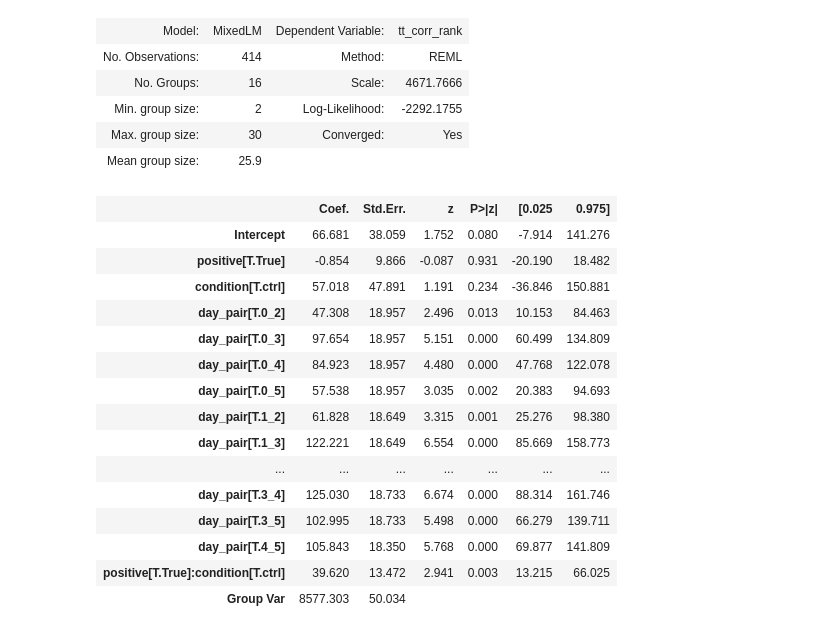
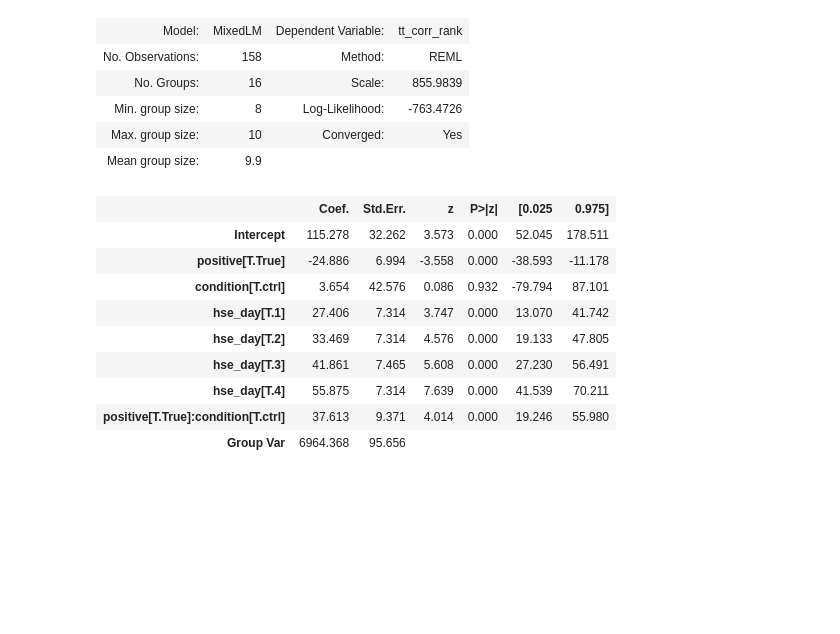
Before and after one commit to GiocomoLab/STX3KO_analyses, a Jupyter notebook: notebooks/figure6/replay_corr.ipynb, the cells around one changed output. Saved outputs shown, nothing was run; the diff lists cells and outputs as text; code cells hidden in the pictures; blank space fills up the shorter version.

```diff
--- a/notebooks/figure6/replay_corr.ipynb
+++ b/notebooks/figure6/replay_corr.ipynb
@@ -385,7 +391,7 @@ df.head()
 # %%
 df['hse_corr_z'] = np.arctanh(df['hse_corr'])
 df['tt_corr_z'] = np.arctanh(df['tt_corr'])
-df_pos = df.loc[nonzero_mask].groupby(['condition','hse_day', 'mouse']).mean().reset_index()
-df_neg = df.loc[~nonzero_mask].groupby(['condition','hse_day',  'mouse']).mean().reset_index()
+df_pos = df.loc[nonzero_mask].groupby(['condition','hse_day', 'ttype', 'mouse']).mean().reset_index()
+df_neg = df.loc[~nonzero_mask].groupby(['condition','hse_day',  'ttype', 'mouse']).mean().reset_index()
 df_pos['positive']= True
 df_neg['positive']= False
@@ -461,39 +467,31 @@ df_tmp = df_grouped.copy()
 df_tmp['condition'] = df_tmp['condition'].astype('category')
 df_tmp['mouse'] = df_tmp['mouse'].astype('category')
 df_tmp['hse_day'] = df_tmp['hse_day'].astype('category')
-# df_tmp['tt_day'] = df_tmp['tt_day'].astype('category')
-# df_tmp['day_pair'] = df_tmp['hse_day'].astype(str) + '_' + df_tmp['tt_day'].astype(str)
-# df_tmp['day_pair'] = df_tmp['day_pair'].astype('category')
-# df_tmp['hse_z'] = np.arctanh(df_tmp['hse_corr'])
-# df_tmp['tt_z'] = np.arctanh(df_tmp['tt_corr'])
-# df_tmp['hse_corr_rank'] = df_tmp['hse_corr'].rank()
+df_tmp['ttype'] = df_tmp['ttype'].astype('category')
 df_tmp['positive'] = df_tmp['positive'].astype('category')
 df_tmp['tt_corr_rank'] = df_tmp['tt_corr'].rank()
-model = smf.mixedlm("tt_corr_rank ~ positive * condition + hse_day", df_tmp, groups=df_tmp["mouse"])
 # %%
+_df_tmp = df_tmp.loc[df_tmp['ttype']=='fam']
+model = smf.mixedlm("tt_corr_rank ~ positive * condition + hse_day",
+                    _df_tmp, groups=_df_tmp["mouse"])
+
 res = model.fit()
 res.summary()
 # %% [output]
 | Model: | MixedLM | Dependent Variable: | tt_corr_rank |
-| No. Observations: | 414 | Method: | REML |
-| No. Groups: | 16 | Scale: | 4671.7666 |
-| Min. group size: | 2 | Log-Likelihood: | -2292.1755 |
-| Max. group size: | 30 | Converged: | Yes |
-| Mean group size: | 25.9 |  |  |
+| No. Observations: | 158 | Method: | REML |
+| No. Groups: | 16 | Scale: | 855.9839 |
+| Min. group size: | 8 | Log-Likelihood: | -763.4726 |
+| Max. group size: | 10 | Converged: | Yes |
+| Mean group size: | 9.9 |  |  |
 |  | Coef. | Std.Err. | z | P>|z| | [0.025 | 0.975] |
-| Intercept | 66.681 | 38.059 | 1.752 | 0.080 | -7.914 | 141.276 |
-| positive[T.True] | -0.854 | 9.866 | -0.087 | 0.931 | -20.190 | 18.482 |
-| condition[T.ctrl] | 57.018 | 47.891 | 1.191 | 0.234 | -36.846 | 150.881 |
-| day_pair[T.0_2] | 47.308 | 18.957 | 2.496 | 0.013 | 10.153 | 84.463 |
-| day_pair[T.0_3] | 97.654 | 18.957 | 5.151 | 0.000 | 60.499 | 134.809 |
-| day_pair[T.0_4] | 84.923 | 18.957 | 4.480 | 0.000 | 47.768 | 122.078 |
-| day_pair[T.0_5] | 57.538 | 18.957 | 3.035 | 0.002 | 20.383 | 94.693 |
-| day_pair[T.1_2] | 61.828 | 18.649 | 3.315 | 0.001 | 25.276 | 98.380 |
-| day_pair[T.1_3] | 122.221 | 18.649 | 6.554 | 0.000 | 85.669 | 158.773 |
-| ... | ... | ... | ... | ... | ... | ... |
-| day_pair[T.3_4] | 125.030 | 18.733 | 6.674 | 0.000 | 88.314 | 161.746 |
-| day_pair[T.3_5] | 102.995 | 18.733 | 5.498 | 0.000 | 66.279 | 139.711 |
-| day_pair[T.4_5] | 105.843 | 18.350 | 5.768 | 0.000 | 69.877 | 141.809 |
-| positive[T.True]:condition[T.ctrl] | 39.620 | 13.472 | 2.941 | 0.003 | 13.215 | 66.025 |
-| Group Var | 8577.303 | 50.034 |  |  |  |  |
+| Intercept | 115.278 | 32.262 | 3.573 | 0.000 | 52.045 | 178.511 |
+| positive[T.True] | -24.886 | 6.994 | -3.558 | 0.000 | -38.593 | -11.178 |
+| condition[T.ctrl] | 3.654 | 42.576 | 0.086 | 0.932 | -79.794 | 87.101 |
+| hse_day[T.1] | 27.406 | 7.314 | 3.747 | 0.000 | 13.070 | 41.742 |
+| hse_day[T.2] | 33.469 | 7.314 | 4.576 | 0.000 | 19.133 | 47.805 |
+| hse_day[T.3] | 41.861 | 7.465 | 5.608 | 0.000 | 27.230 | 56.491 |
+| hse_day[T.4] | 55.875 | 7.314 | 7.639 | 0.000 | 41.539 | 70.211 |
+| positive[T.True]:condition[T.ctrl] | 37.613 | 9.371 | 4.014 | 0.000 | 19.246 | 55.980 |
+| Group Var | 6964.368 | 95.656 |  |  |  |  |
 # %%
```
Also changed, not shown: parts of 11 cells of this notebook.
